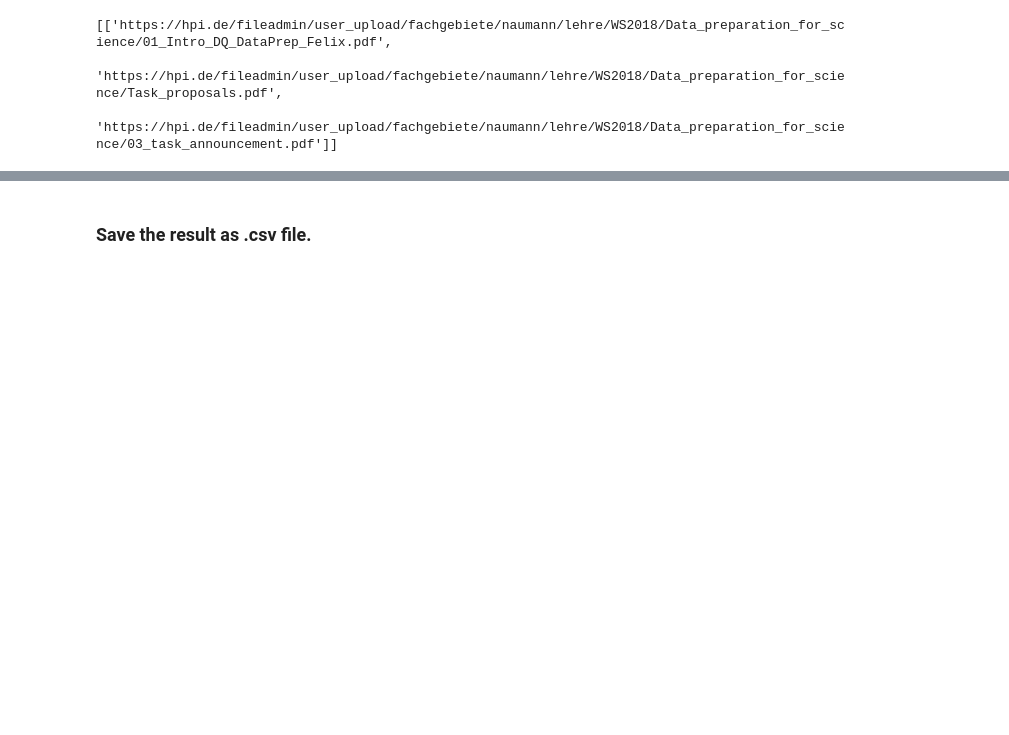
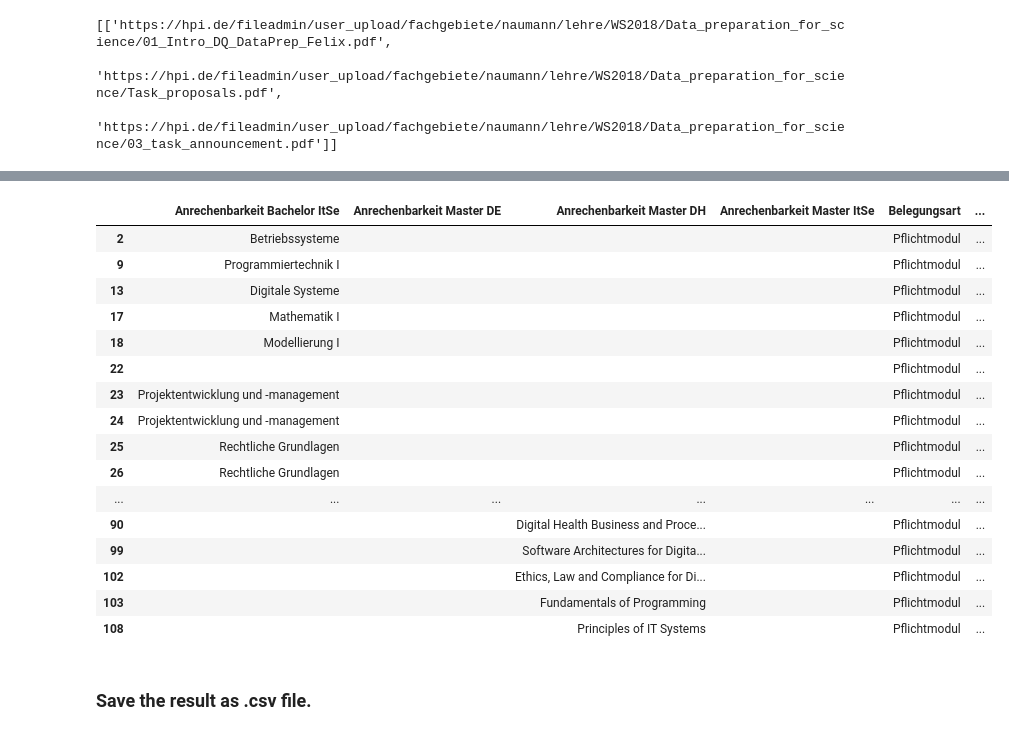
Before and after one commit to sirexeclp/hpiCourses, a Jupyter notebook: First Presentation.ipynb, the cells around one changed output, grey strips where cells are left out. Cells and saved outputs as stored; diff of their text form; code cells hidden in the pictures; blank space fills up the shorter version.

```diff
--- a/First Presentation.ipynb
+++ b/First Presentation.ipynb
@@ -194,5 +210,6 @@ df[df.Name.str.contains("Preparation")]
 ### Use pandas built in methods to remove duplicates
 # %%
 #remove duplicates, but ignore files and URL column
-duplicatesRemoved = df.drop_duplicates(df.columns.difference(["files","URL","Anrechenbarkeit ItSe"]))
+duplicatesRemoved = df.drop_duplicates(df.columns.difference(["files","URL"]))
 duplicatesRemoved
+dup2 = df.drop_duplicates(subset =["Name"])
@@ -230,3 +255,23 @@ list(duplicatesRemoved[duplicatesRemoved.Name.str.contains("Preparation")].files
+# %%
+duplicatesRemoved[(duplicatesRemoved.Belegungsart == "Pflichtmodul")]
+# %% [output]
+|  | Anrechenbarkeit Bachelor ItSe | Anrechenbarkeit Master DE | Anrechenbarkeit Master DH | Anrechenbarkeit Master ItSe | Belegungsart | ... |
+| 2 | Betriebssysteme |  |  |  | Pflichtmodul | ... |
+| 9 | Programmiertechnik I |  |  |  | Pflichtmodul | ... |
+| 13 | Digitale Systeme |  |  |  | Pflichtmodul | ... |
+| 17 | Mathematik I |  |  |  | Pflichtmodul | ... |
+| 18 | Modellierung I |  |  |  | Pflichtmodul | ... |
+| 22 |  |  |  |  | Pflichtmodul | ... |
+| 23 | Projektentwicklung und -management |  |  |  | Pflichtmodul | ... |
+| 24 | Projektentwicklung und -management |  |  |  | Pflichtmodul | ... |
+| 25 | Rechtliche Grundlagen |  |  |  | Pflichtmodul | ... |
+| 26 | Rechtliche Grundlagen |  |  |  | Pflichtmodul | ... |
+| ... | ... | ... | ... | ... | ... | ... |
+| 90 |  |  | Digital Health Business and Proce... |  | Pflichtmodul | ... |
+| 99 |  |  | Software Architectures for Digita... |  | Pflichtmodul | ... |
+| 102 |  |  | Ethics, Law and Compliance for Di... |  | Pflichtmodul | ... |
+| 103 |  |  | Fundamentals of Programming |  | Pflichtmodul | ... |
+| 108 |  |  | Principles of IT Systems |  | Pflichtmodul | ... |
 # %% [markdown]
 ### Save the result as .csv file.
 # %%
```
Also changed, not shown: parts of 7 cells of this notebook.
